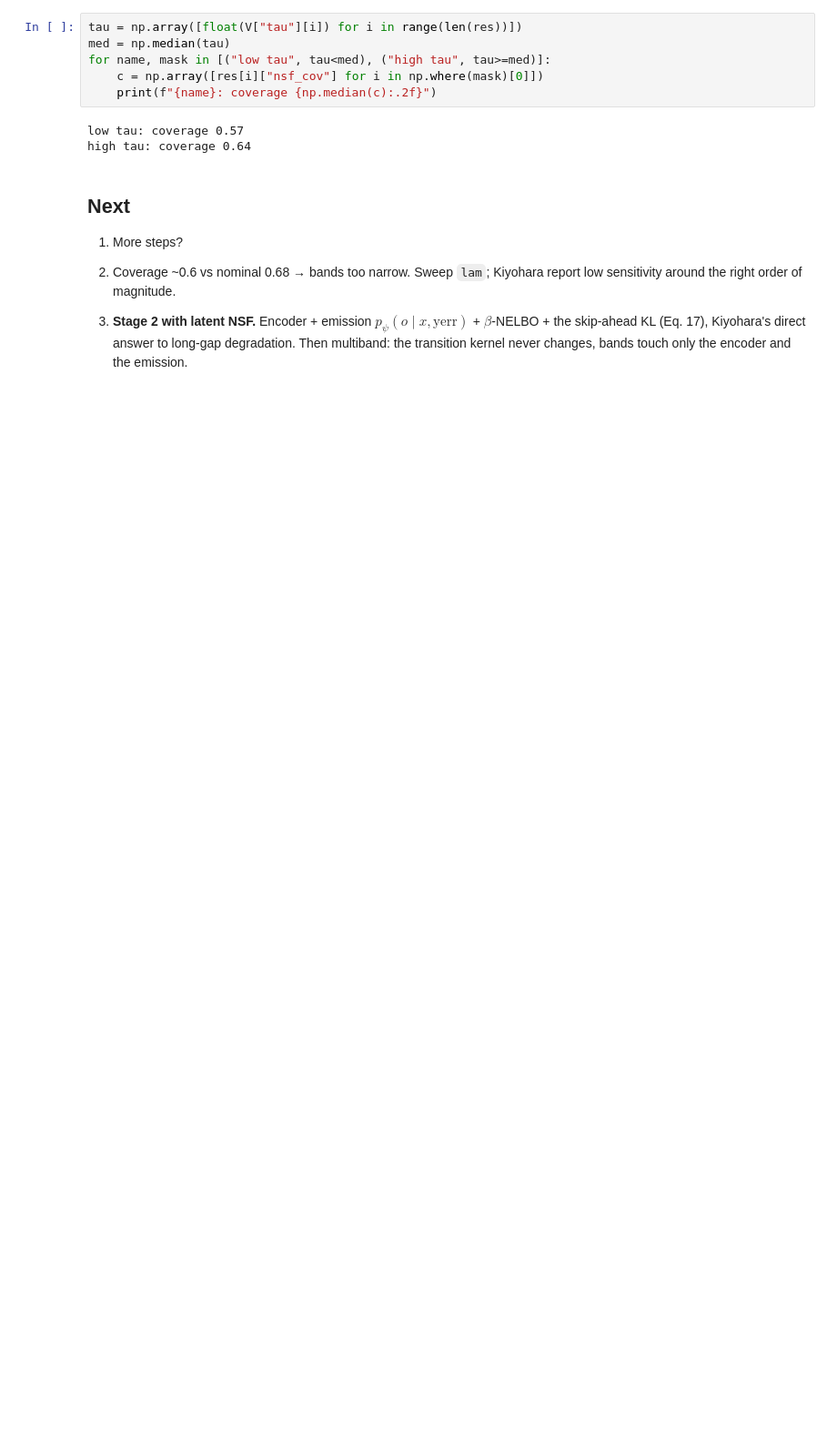
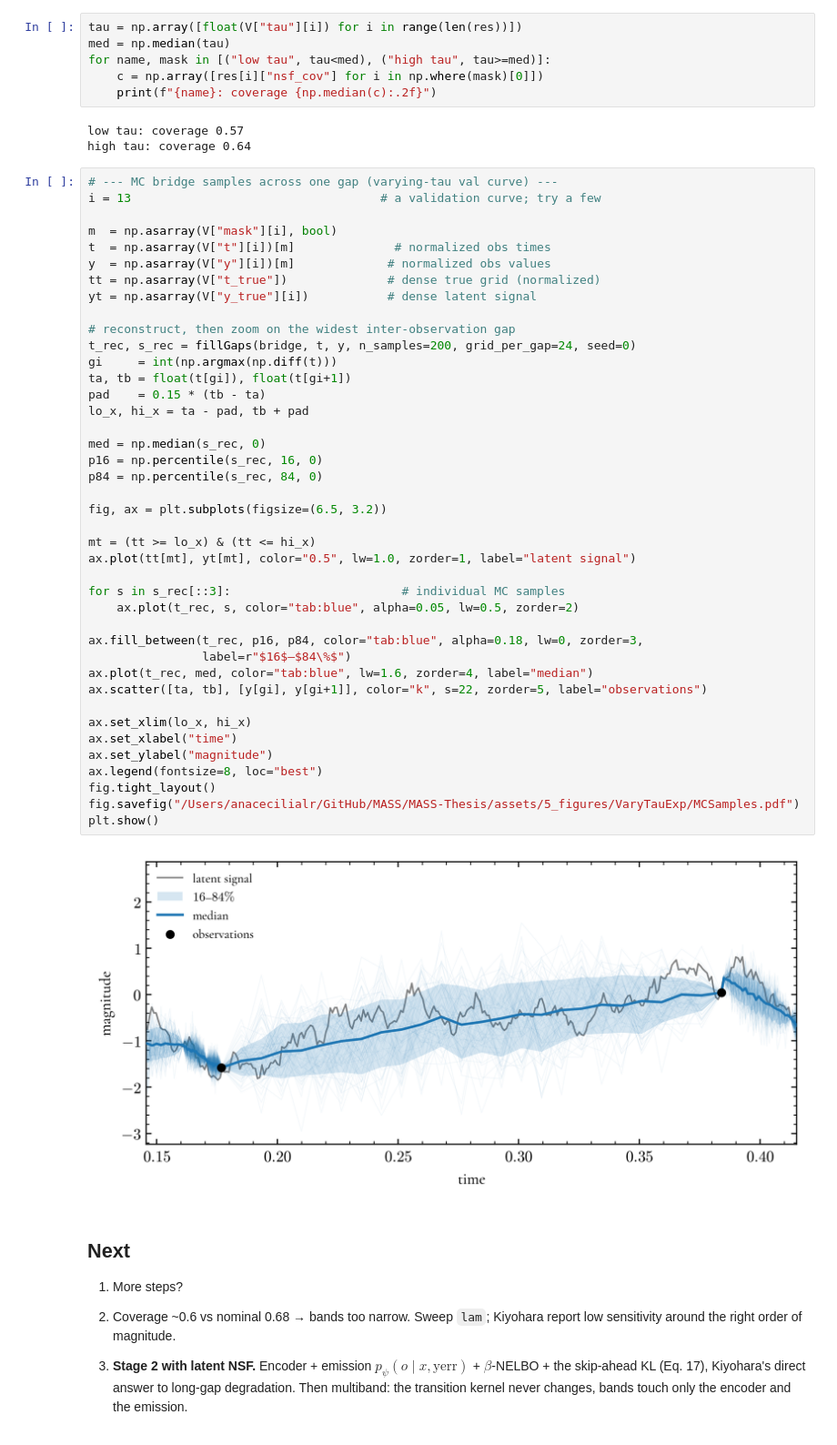
Before and after one commit to anacecilialr1/MASS-Thesis, a Jupyter notebook: framework/Stage1.ipynb, the cells around one changed output. Shown at 91% size. Saved outputs shown, nothing was run; the diff lists cells and outputs as text; blank space fills up the shorter version.

```diff
--- a/framework/Stage1.ipynb
+++ b/framework/Stage1.ipynb
@@ -195,6 +195,49 @@ for name, mask in [("low tau", tau<med), ("high tau", tau>=med)]:
 # %% [output]
 low tau: coverage 0.57
 high tau: coverage 0.64
+# %%
+# --- MC bridge samples across one gap (varying-tau val curve) ---
+i = 13                                   # a validation curve; try a few
+
+m  = np.asarray(V["mask"][i], bool)
+t  = np.asarray(V["t"][i])[m]              # normalized obs times
+y  = np.asarray(V["y"][i])[m]             # normalized obs values
+tt = np.asarray(V["t_true"])              # dense true grid (normalized)
+yt = np.asarray(V["y_true"][i])           # dense latent signal
+
+# reconstruct, then zoom on the widest inter-observation gap
+t_rec, s_rec = fillGaps(bridge, t, y, n_samples=200, grid_per_gap=24, seed=0)
+gi     = int(np.argmax(np.diff(t)))
+ta, tb = float(t[gi]), float(t[gi+1])
+pad    = 0.15 * (tb - ta)
+lo_x, hi_x = ta - pad, tb + pad
+
+med = np.median(s_rec, 0)
+p16 = np.percentile(s_rec, 16, 0)
+p84 = np.percentile(s_rec, 84, 0)
+
+fig, ax = plt.subplots(figsize=(6.5, 3.2))
+
+mt = (tt >= lo_x) & (tt <= hi_x)
+ax.plot(tt[mt], yt[mt], color="0.5", lw=1.0, zorder=1, label="latent signal")
+
+for s in s_rec[::3]:                        # individual MC samples
+    ax.plot(t_rec, s, color="tab:blue", alpha=0.05, lw=0.5, zorder=2)
+
+ax.fill_between(t_rec, p16, p84, color="tab:blue", alpha=0.18, lw=0, zorder=3,
+                label=r"$16$–$84\%$")
+ax.plot(t_rec, med, color="tab:blue", lw=1.6, zorder=4, label="median")
+ax.scatter([ta, tb], [y[gi], y[gi+1]], color="k", s=22, zorder=5, label="observations")
+
+ax.set_xlim(lo_x, hi_x)
+ax.set_xlabel("time")
+ax.set_ylabel("magnitude")
+ax.legend(fontsize=8, loc="best")
+fig.tight_layout()
+fig.savefig("/Users/anacecilialr/GitHub/MASS/MASS-Thesis/assets/5_figures/VaryTauExp/MCSamples.pdf")
+plt.show()
+# %% [output]
+[figure, added]
 # %% [markdown]
 ## Next
 
```
Also changed, not shown: 16 other files.
